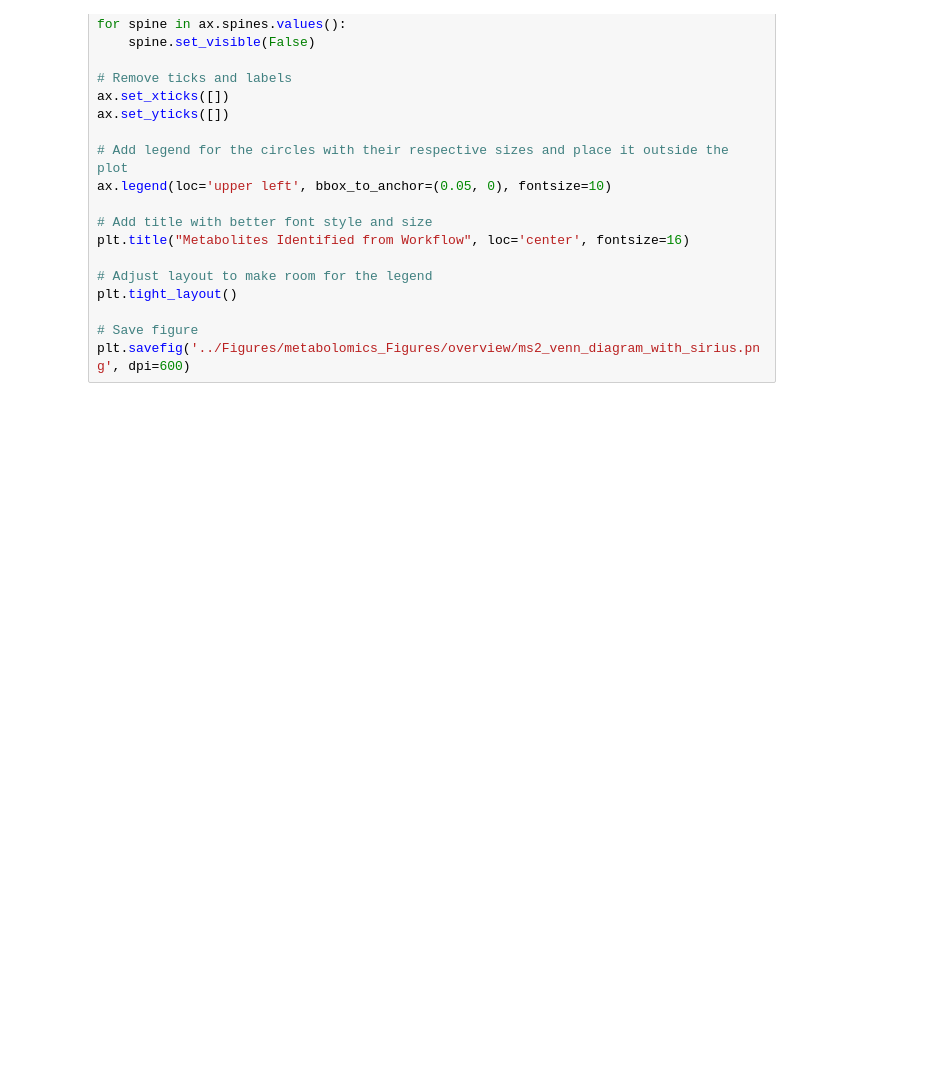
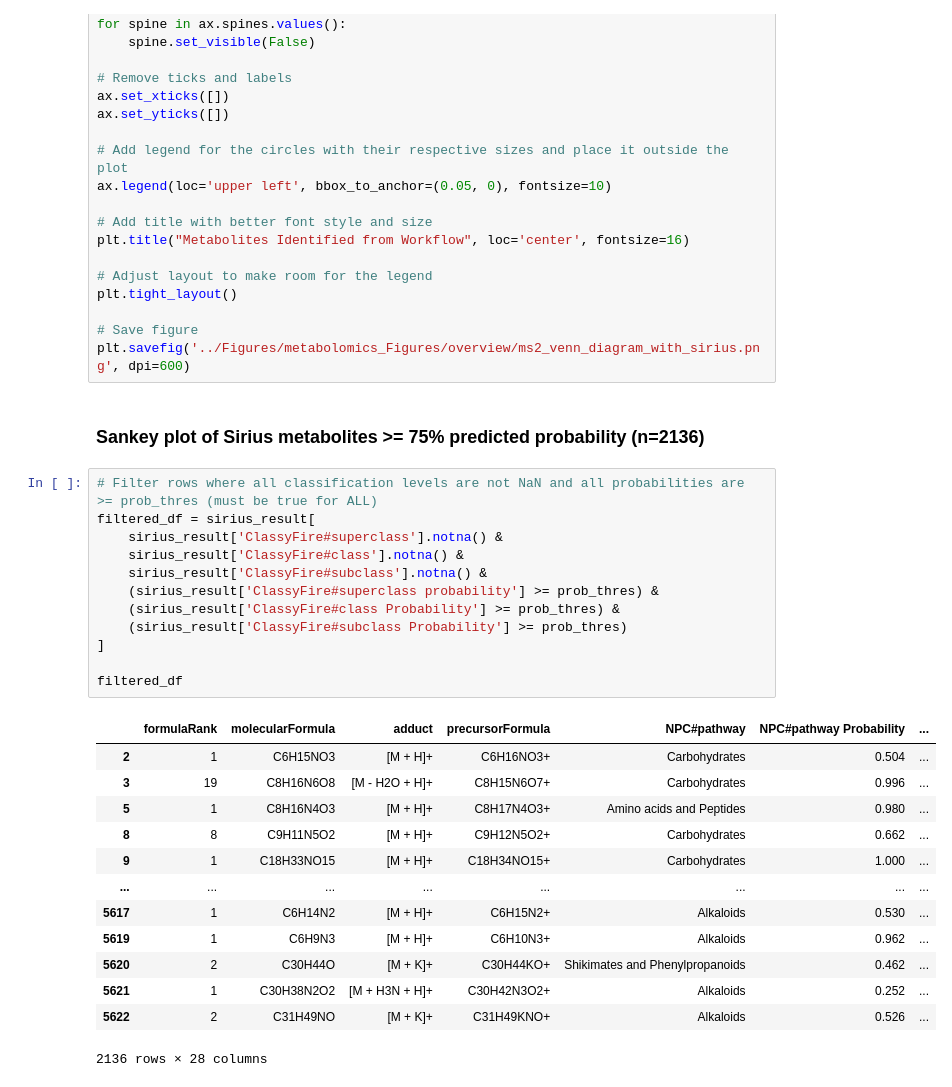
Before and after one commit to knightlab-analyses/Acne_Longitudinal_Microbiome, a Jupyter notebook: Notebooks/metabolomics_overview_with_sirius.ipynb, the cells around one changed output. Cells and saved outputs as stored; diff of their text form; blank space fills up the shorter version.

```diff
--- a/Notebooks/metabolomics_overview_with_sirius.ipynb
+++ b/Notebooks/metabolomics_overview_with_sirius.ipynb
@@ -414,3 +449,31 @@ plt.tight_layout()
 
 # Save figure
 plt.savefig('../Figures/metabolomics_Figures/overview/ms2_venn_diagram_with_sirius.png', dpi=600)
+# %% [markdown]
+### Sankey plot of Sirius metabolites >= 75% predicted probability (n=2136)
+# %%
+# Filter rows where all classification levels are not NaN and all probabilities are >= prob_thres (must be true for ALL)
+filtered_df = sirius_result[
+    sirius_result['ClassyFire#superclass'].notna() &
+    sirius_result['ClassyFire#class'].notna() &
+    sirius_result['ClassyFire#subclass'].notna() &
+    (sirius_result['ClassyFire#superclass probability'] >= prob_thres) &
+    (sirius_result['ClassyFire#class Probability'] >= prob_thres) &
+    (sirius_result['ClassyFire#subclass Probability'] >= prob_thres)
+]
+
+filtered_df
+# %% [output]
+|  | formulaRank | molecularFormula | adduct | precursorFormula | NPC#pathway | NPC#pathway Probability | ... |
+| 2 | 1 | C6H15NO3 | [M + H]+ | C6H16NO3+ | Carbohydrates | 0.504 | ... |
+| 3 | 19 | C8H16N6O8 | [M - H2O + H]+ | C8H15N6O7+ | Carbohydrates | 0.996 | ... |
+| 5 | 1 | C8H16N4O3 | [M + H]+ | C8H17N4O3+ | Amino acids and Peptides | 0.980 | ... |
+| 8 | 8 | C9H11N5O2 | [M + H]+ | C9H12N5O2+ | Carbohydrates | 0.662 | ... |
+| 9 | 1 | C18H33NO15 | [M + H]+ | C18H34NO15+ | Carbohydrates | 1.000 | ... |
+| ... | ... | ... | ... | ... | ... | ... | ... |
+| 5617 | 1 | C6H14N2 | [M + H]+ | C6H15N2+ | Alkaloids | 0.530 | ... |
+| 5619 | 1 | C6H9N3 | [M + H]+ | C6H10N3+ | Alkaloids | 0.962 | ... |
+| 5620 | 2 | C30H44O | [M + K]+ | C30H44KO+ | Shikimates and Phenylpropanoids | 0.462 | ... |
+| 5621 | 1 | C30H38N2O2 | [M + H3N + H]+ | C30H42N3O2+ | Alkaloids | 0.252 | ... |
+| 5622 | 2 | C31H49NO | [M + K]+ | C31H49KNO+ | Alkaloids | 0.526 | ... |
+2136 rows × 28 columns
```
Also changed, not shown: parts of 9 cells of this notebook, 2 other files.
